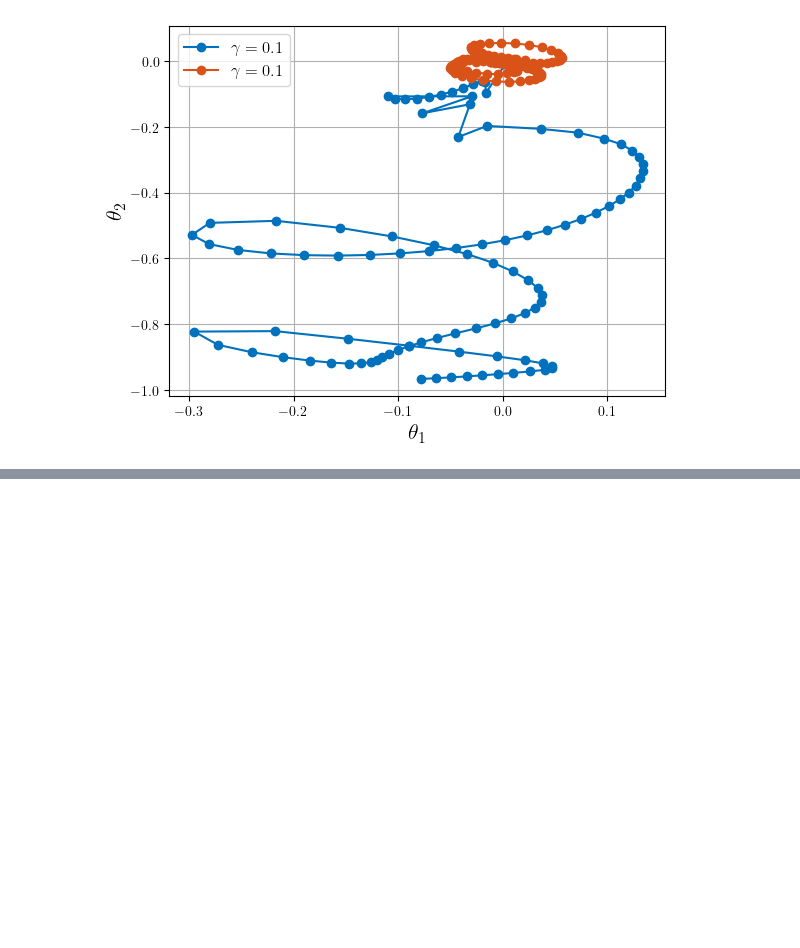
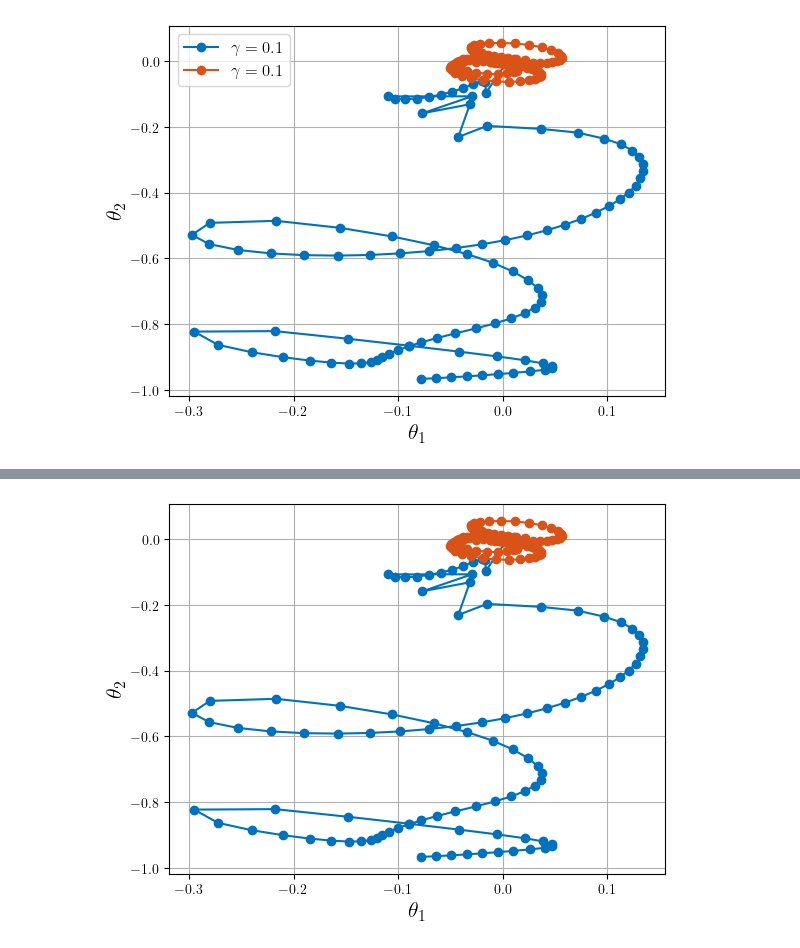
Before and after one commit to incebellipipo/skadipy, a Jupyter notebook: notebooks/014_compare_lambda_with_shell_plot.ipynb, the cells around one changed output, grey strips where cells are left out. Drawn from its saved outputs; the diff is of its cells as text; code cells hidden in the pictures; blank space fills up the shorter version.

```diff
--- a/notebooks/014_compare_lambda_with_shell_plot.ipynb
+++ b/notebooks/014_compare_lambda_with_shell_plot.ipynb
@@ -112,3 +95,7 @@ plt.grid(True)
+# %%
+plot_theta_histories(theta_hist=theta_hist)
+# %% [output]
+[figure, added]
 # %%
 save_mat(
     filename="data/014.mat",
```
Also changed, not shown: parts of 1 cell of this notebook, 4 other files.
